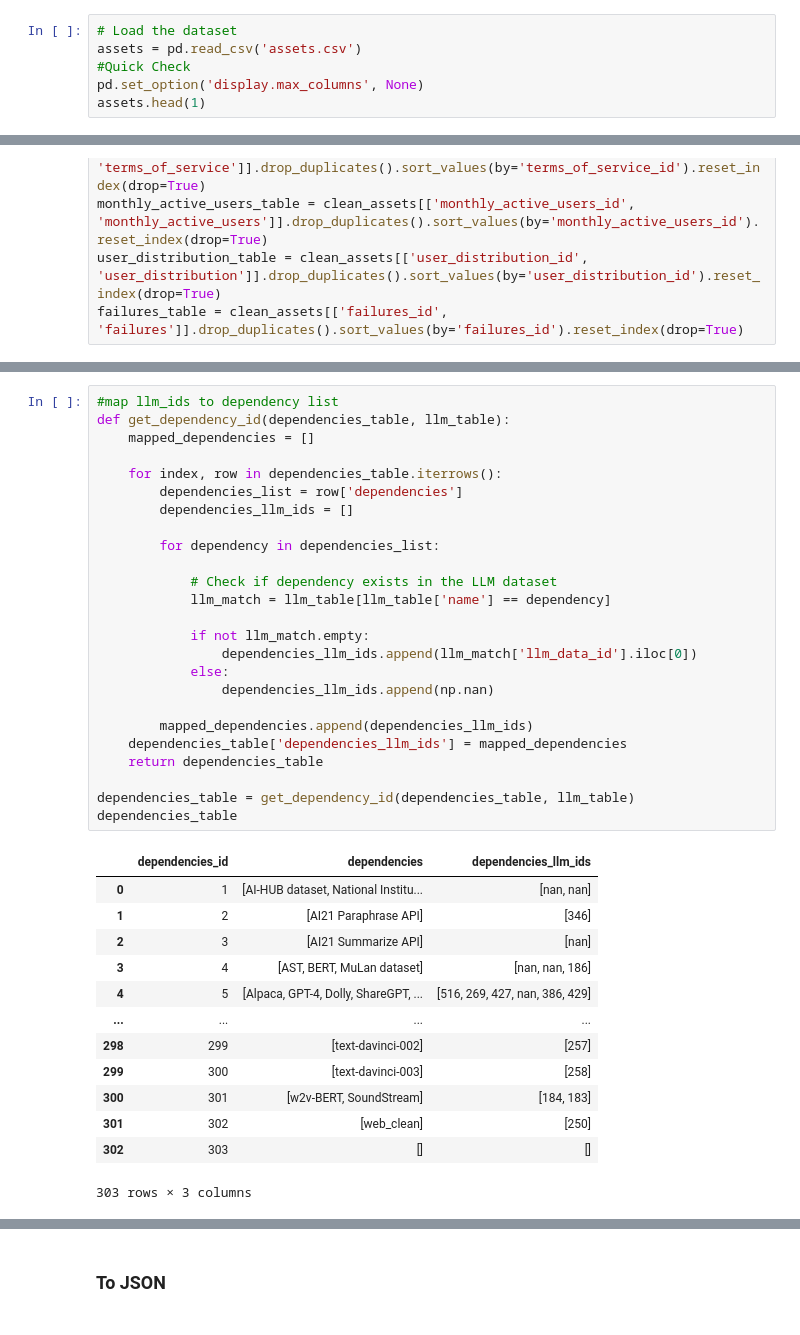
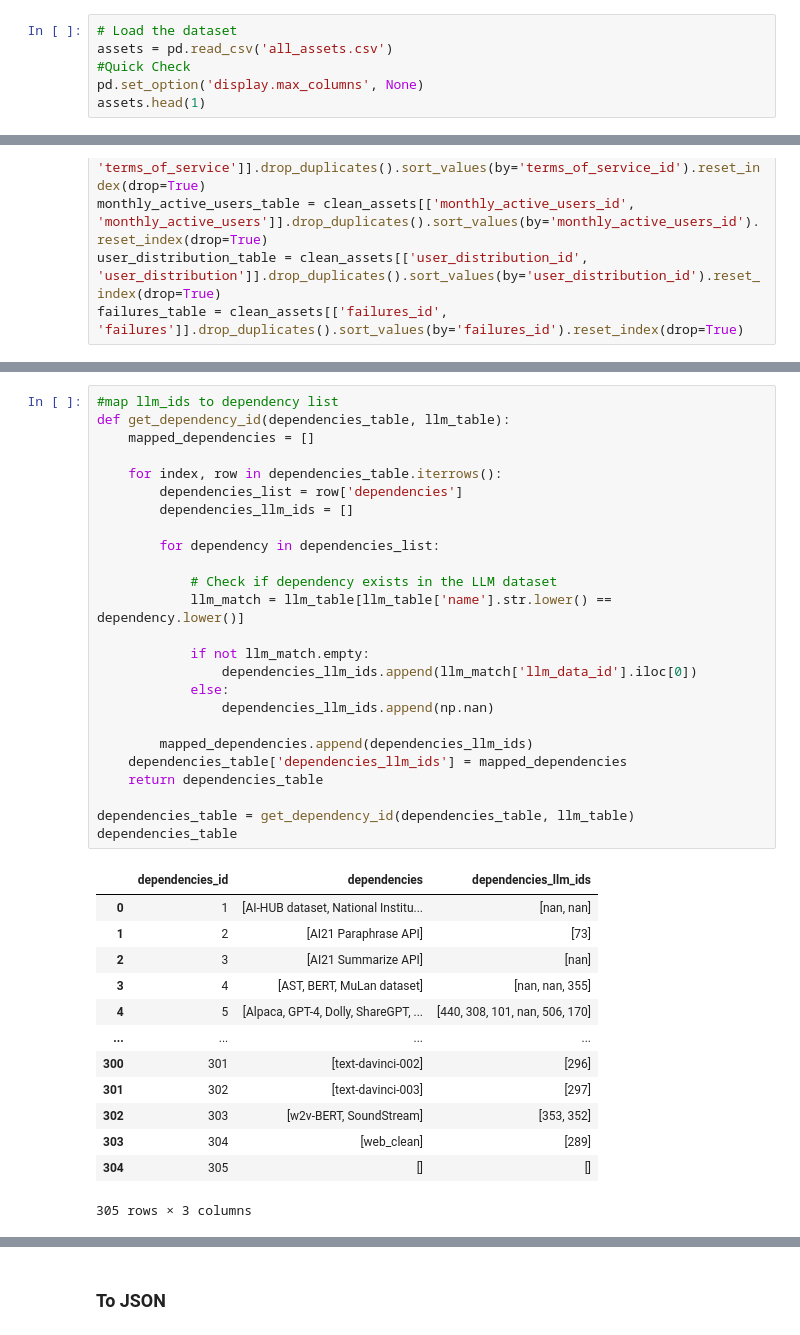
Before and after one commit to big-byte-theory/Lighthouse, a Jupyter notebook: cleaned_tables/TestDBTables/CleanDataTest.ipynb, the cells around one changed output, grey strips where cells are left out. Drawn from its saved outputs; the diff is of its cells as text.

Commit message:
Updated with newer dataset

```diff
--- a/cleaned_tables/TestDBTables/CleanDataTest.ipynb
+++ b/cleaned_tables/TestDBTables/CleanDataTest.ipynb
@@ -9,7 +9,7 @@ from json import loads, dumps
 import json
 # %%
 # Load the dataset
-assets = pd.read_csv('assets.csv')
+assets = pd.read_csv('all_assets.csv')
 #Quick Check
 pd.set_option('display.max_columns', None)
 assets.head(1)
@@ -172,39 +172,39 @@ dependencies_table
 # %%
 #map llm_ids to dependency list
 def get_dependency_id(dependencies_table, llm_table):
     mapped_dependencies = []
 
     for index, row in dependencies_table.iterrows():
         dependencies_list = row['dependencies']
         dependencies_llm_ids = []
 
         for dependency in dependencies_list:
 
             # Check if dependency exists in the LLM dataset
-            llm_match = llm_table[llm_table['name'] == dependency]
+            llm_match = llm_table[llm_table['name'].str.lower() == dependency.lower()]
 
             if not llm_match.empty:
                 dependencies_llm_ids.append(llm_match['llm_data_id'].iloc[0])
             else:
                 dependencies_llm_ids.append(np.nan)
 
         mapped_dependencies.append(dependencies_llm_ids)
     dependencies_table['dependencies_llm_ids'] = mapped_dependencies
     return dependencies_table
 
 dependencies_table = get_dependency_id(dependencies_table, llm_table)
 dependencies_table
 # %% [output]
 |  | dependencies_id | dependencies | dependencies_llm_ids |
 | 0 | 1 | [AI-HUB dataset, National Institu... | [nan, nan] |
-| 1 | 2 | [AI21 Paraphrase API] | [346] |
+| 1 | 2 | [AI21 Paraphrase API] | [73] |
 | 2 | 3 | [AI21 Summarize API] | [nan] |
-| 3 | 4 | [AST, BERT, MuLan dataset] | [nan, nan, 186] |
-| 4 | 5 | [Alpaca, GPT-4, Dolly, ShareGPT, ... | [516, 269, 427, nan, 386, 429] |
+| 3 | 4 | [AST, BERT, MuLan dataset] | [nan, nan, 355] |
+| 4 | 5 | [Alpaca, GPT-4, Dolly, ShareGPT, ... | [440, 308, 101, nan, 506, 170] |
 | ... | ... | ... | ... |
-| 298 | 299 | [text-davinci-002] | [257] |
-| 299 | 300 | [text-davinci-003] | [258] |
-| 300 | 301 | [w2v-BERT, SoundStream] | [184, 183] |
-| 301 | 302 | [web_clean] | [250] |
-| 302 | 303 | [] | [] |
+| 300 | 301 | [text-davinci-002] | [296] |
+| 301 | 302 | [text-davinci-003] | [297] |
+| 302 | 303 | [w2v-BERT, SoundStream] | [353, 352] |
+| 303 | 304 | [web_clean] | [289] |
+| 304 | 305 | [] | [] |
-303 rows × 3 columns
+305 rows × 3 columns
```
Also changed, not shown: parts of 8 cells of this notebook, 19 other files.
